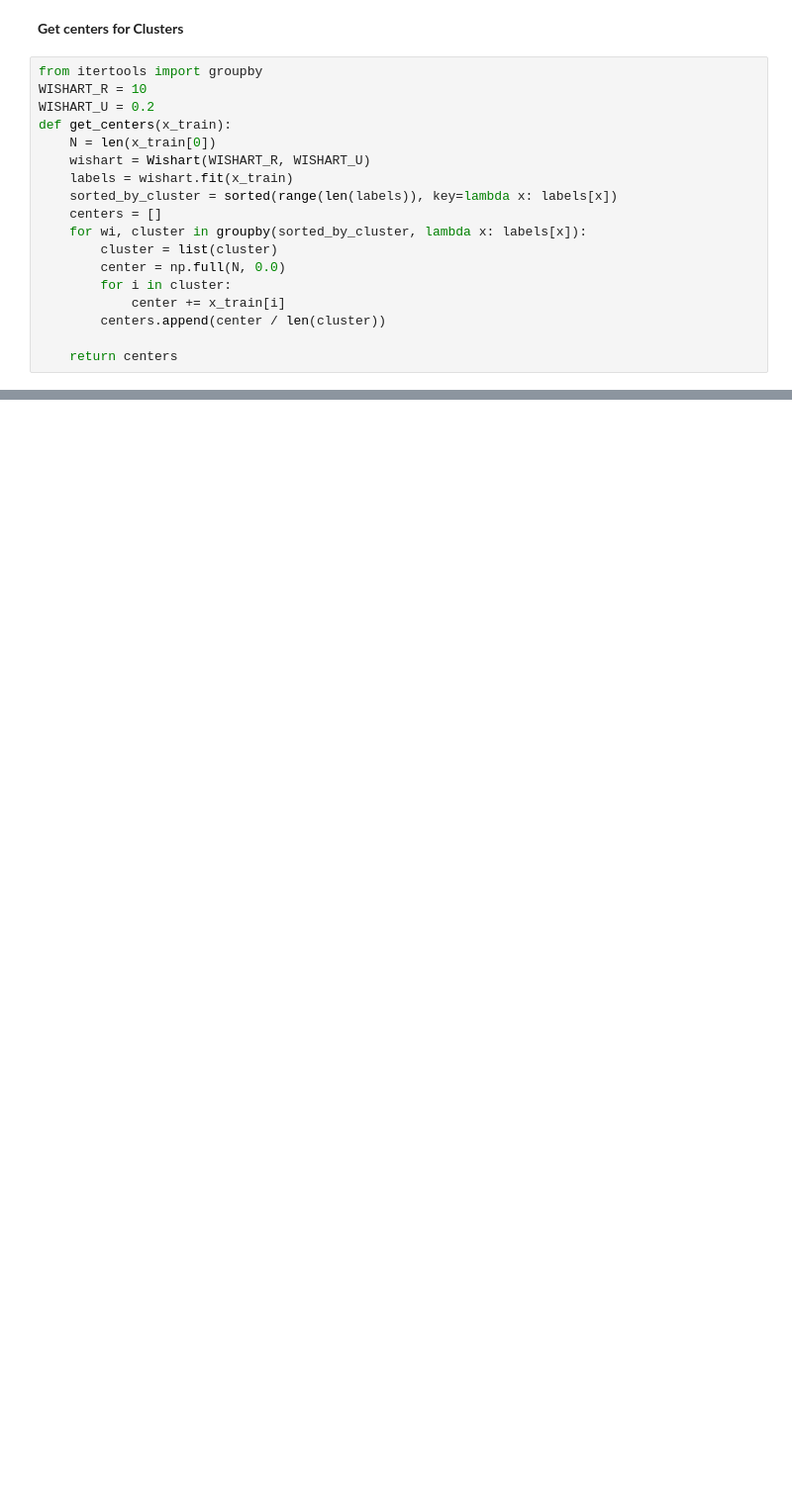
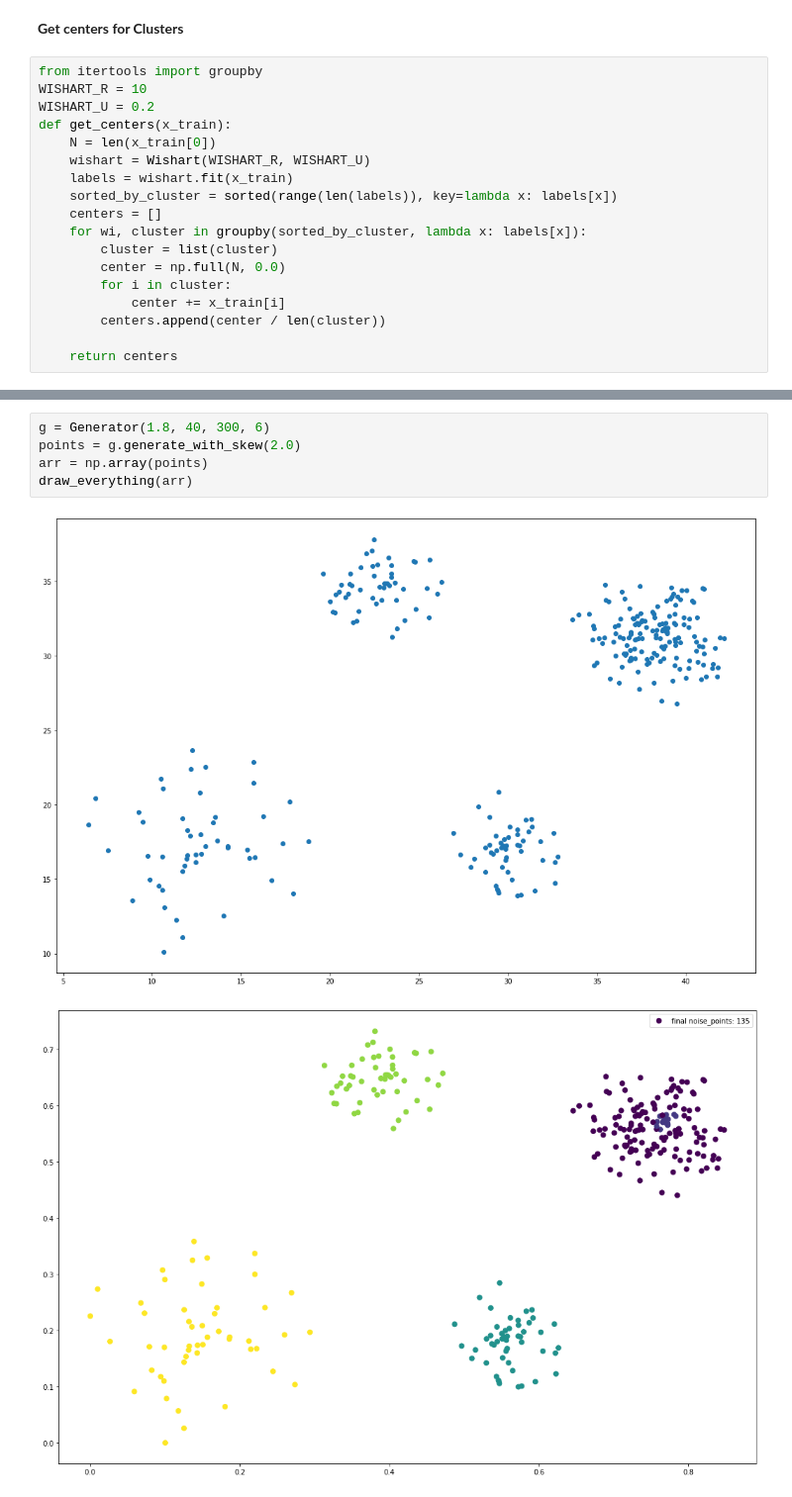
Before and after one commit to MrPlotva/Time-Series, a Jupyter notebook: wishart/wishart.ipynb, the cells around one changed output, grey strips where cells are left out. Shown at 99% size. Cells and saved outputs as stored; diff of their text form; blank space fills up the shorter version.

```diff
--- a/wishart/wishart.ipynb
+++ b/wishart/wishart.ipynb
@@ -124,0 +129,8 @@ def get_centers(x_train):
+# %%
+g = Generator(1.8, 40, 300, 6)
+points = g.generate_with_skew(2.0)
+arr = np.array(points)
+draw_everything(arr)
+# %% [output]
+[figure, added]
+[figure, added]
```
Also changed, not shown: parts of 11 cells of this notebook, 4 other files.
